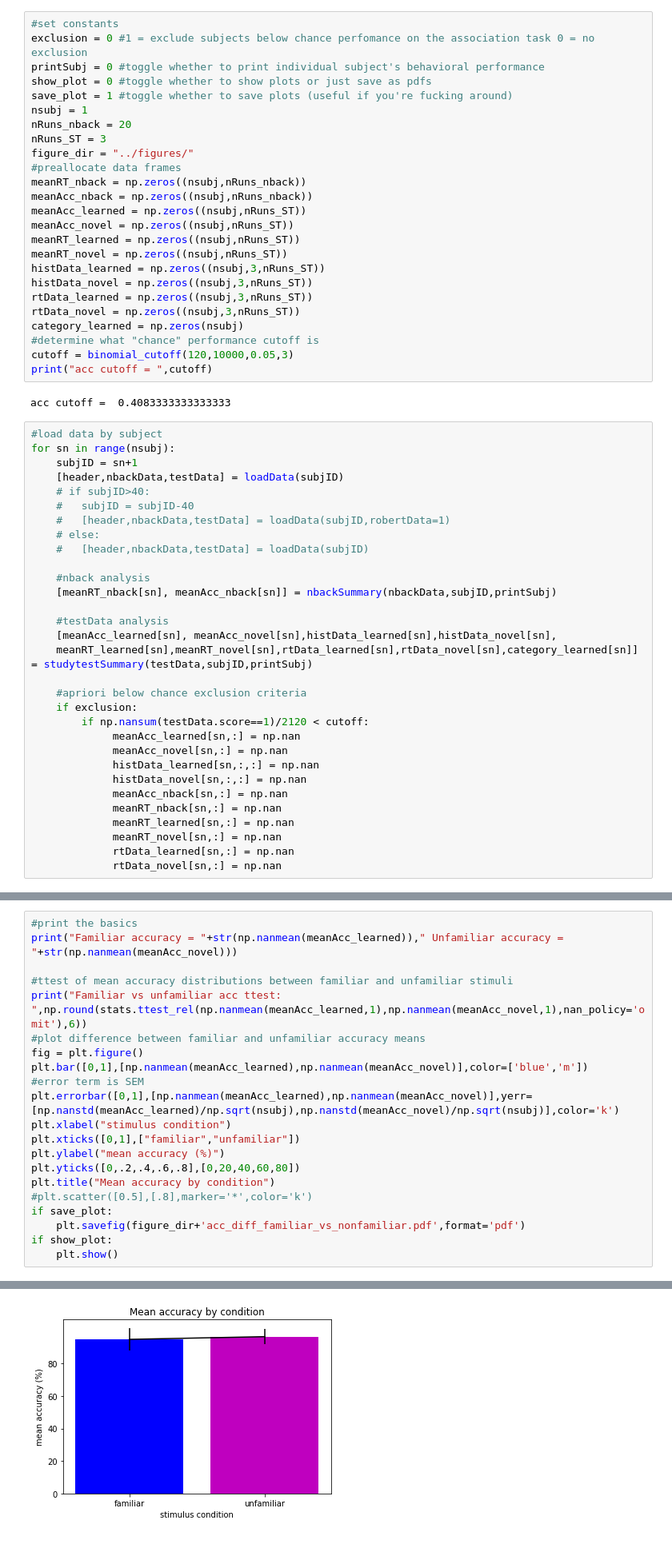
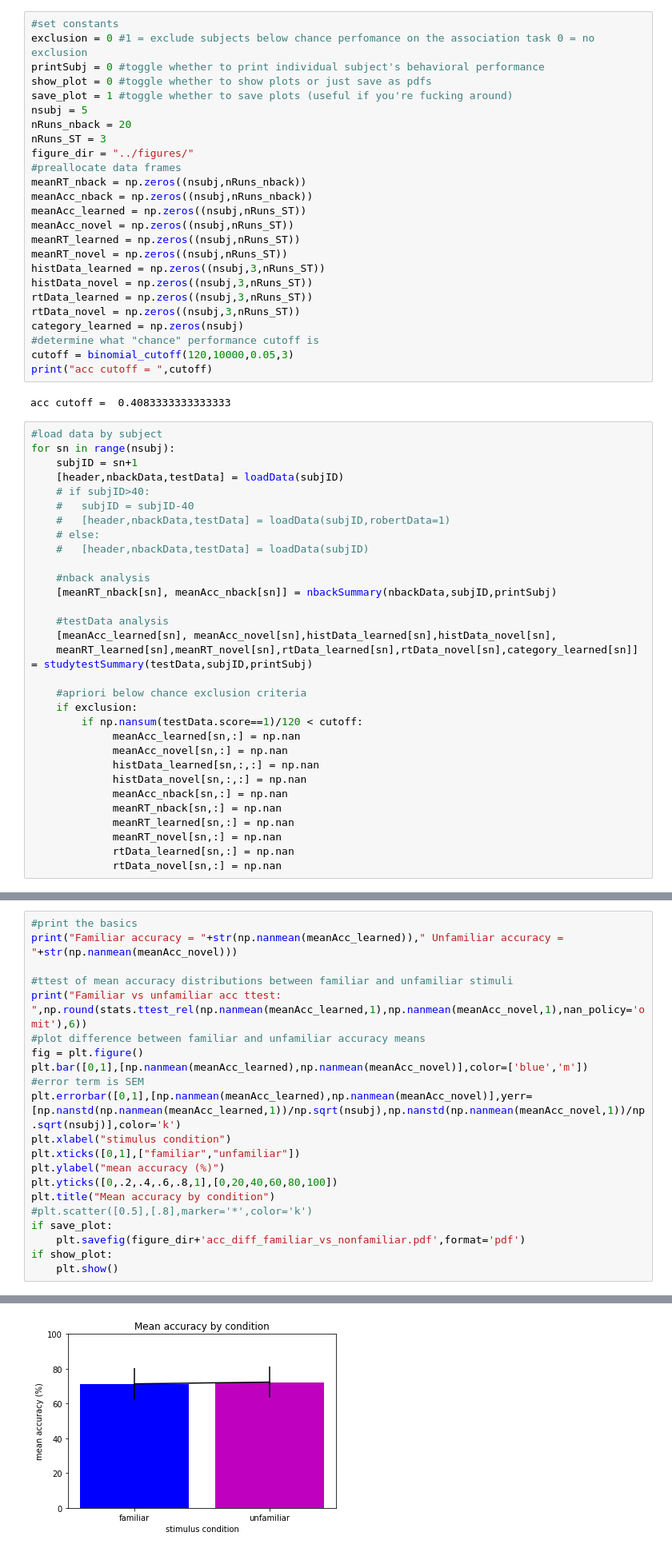
Before and after one commit to pkeene17/MarshmallowAnalysis, a Jupyter notebook: electric_marshmalloogaloo/analysis/marshmalloogalooAnalysis.ipynb, the cells around one changed output, grey strips where cells are left out. Shown at 80% size. Saved outputs shown, nothing was run; the diff lists cells and outputs as text.

```diff
--- a/electric_marshmalloogaloo/analysis/marshmalloogalooAnalysis.ipynb
+++ b/electric_marshmalloogaloo/analysis/marshmalloogalooAnalysis.ipynb
@@ -161,7 +161,7 @@ exclusion = 0 #1 = exclude subjects below chance perfomance on the association t
 printSubj = 0 #toggle whether to print individual subject's behavioral performance
 show_plot = 0 #toggle whether to show plots or just save as pdfs
 save_plot = 1 #toggle whether to save plots (useful if you're fucking around)
-nsubj = 1
+nsubj = 5
 nRuns_nback = 20
 nRuns_ST = 3
 figure_dir = "../figures/"
@@ -202,7 +202,7 @@ for sn in range(nsubj):
 
     #apriori below chance exclusion criteria
     if exclusion:
-        if np.nansum(testData.score==1)/2120 < cutoff:
+        if np.nansum(testData.score==1)/120 < cutoff:
              meanAcc_learned[sn,:] = np.nan
              meanAcc_novel[sn,:] = np.nan
              histData_learned[sn,:,:] = np.nan
@@ -233,11 +232,11 @@ print("Familiar vs unfamiliar acc ttest: ",np.round(stats.ttest_rel(np.nanmean(m
 fig = plt.figure()
 plt.bar([0,1],[np.nanmean(meanAcc_learned),np.nanmean(meanAcc_novel)],color=['blue','m'])
 #error term is SEM
-plt.errorbar([0,1],[np.nanmean(meanAcc_learned),np.nanmean(meanAcc_novel)],yerr=[np.nanstd(meanAcc_learned)/np.sqrt(nsubj),np.nanstd(meanAcc_novel)/np.sqrt(nsubj)],color='k')
+plt.errorbar([0,1],[np.nanmean(meanAcc_learned),np.nanmean(meanAcc_novel)],yerr=[np.nanstd(np.nanmean(meanAcc_learned,1))/np.sqrt(nsubj),np.nanstd(np.nanmean(meanAcc_novel,1))/np.sqrt(nsubj)],color='k')
 plt.xlabel("stimulus condition")
 plt.xticks([0,1],["familiar","unfamiliar"])
 plt.ylabel("mean accuracy (%)")
-plt.yticks([0,.2,.4,.6,.8],[0,20,40,60,80])
+plt.yticks([0,.2,.4,.6,.8,1],[0,20,40,60,80,100])
 plt.title("Mean accuracy by condition")
 #plt.scatter([0.5],[.8],marker='*',color='k')
 if save_plot:
@@ -250,4 +249,4 @@ Familiar vs unfamiliar acc ttest:  [nan nan]
-[figure, old version]
+[figure, new version]
 # %%
 ####### Plot distribution of responses by condition #######
 # %%
```
Also changed, not shown: parts of 15 cells of this notebook, 12 other files.
